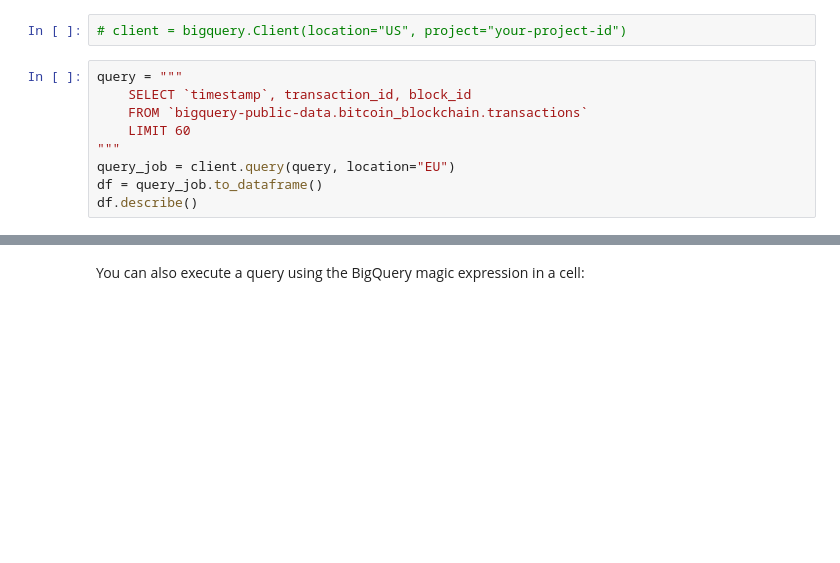
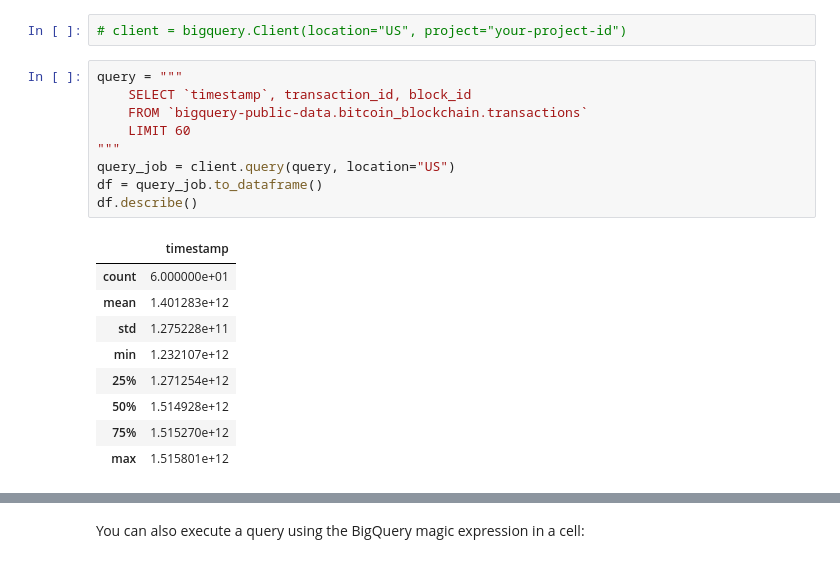
Before and after one commit to mugglmenzel/data-science-hackathon-quickstart, a Jupyter notebook: get-started.ipynb, the cells around one changed output, grey strips where cells are left out. Saved outputs shown, nothing was run; the diff lists cells and outputs as text; blank space fills up the shorter version.

```diff
--- a/get-started.ipynb
+++ b/get-started.ipynb
@@ -94,11 +148,21 @@ To explicitly specify a project when constructing the client, set the `project`
 # %%
 query = """
     SELECT `timestamp`, transaction_id, block_id
     FROM `bigquery-public-data.bitcoin_blockchain.transactions`
     LIMIT 60
 """
-query_job = client.query(query, location="EU")
+query_job = client.query(query, location="US")
 df = query_job.to_dataframe()
 df.describe()
+# %% [output]
+|  | timestamp |
+| count | 6.000000e+01 |
+| mean | 1.401283e+12 |
+| std | 1.275228e+11 |
+| min | 1.232107e+12 |
+| 25% | 1.271254e+12 |
+| 50% | 1.514928e+12 |
+| 75% | 1.515270e+12 |
+| max | 1.515801e+12 |
 # %%
 df.head()
```
Also changed, not shown: parts of 23 cells of this notebook.
